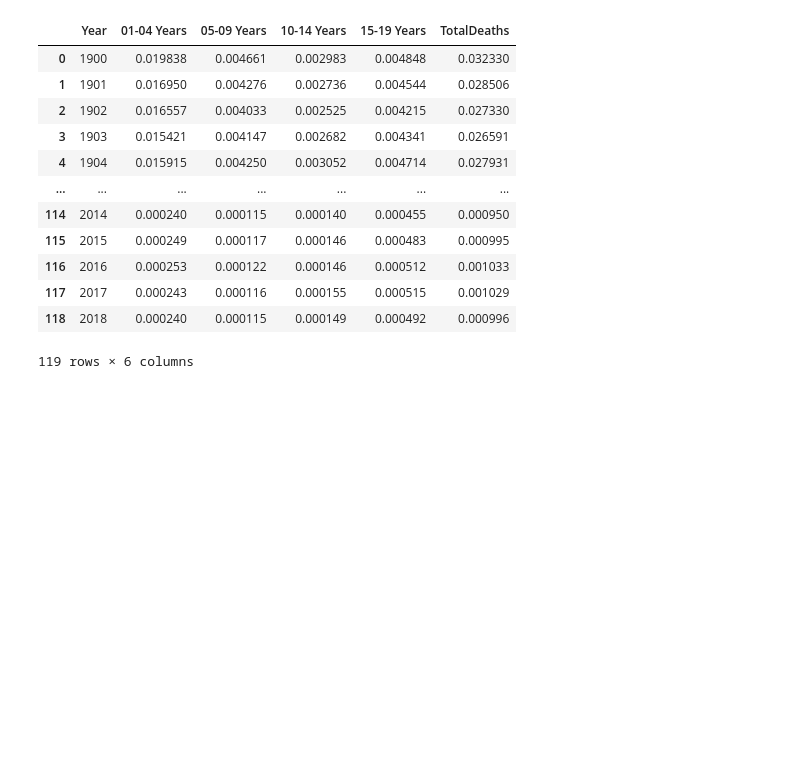
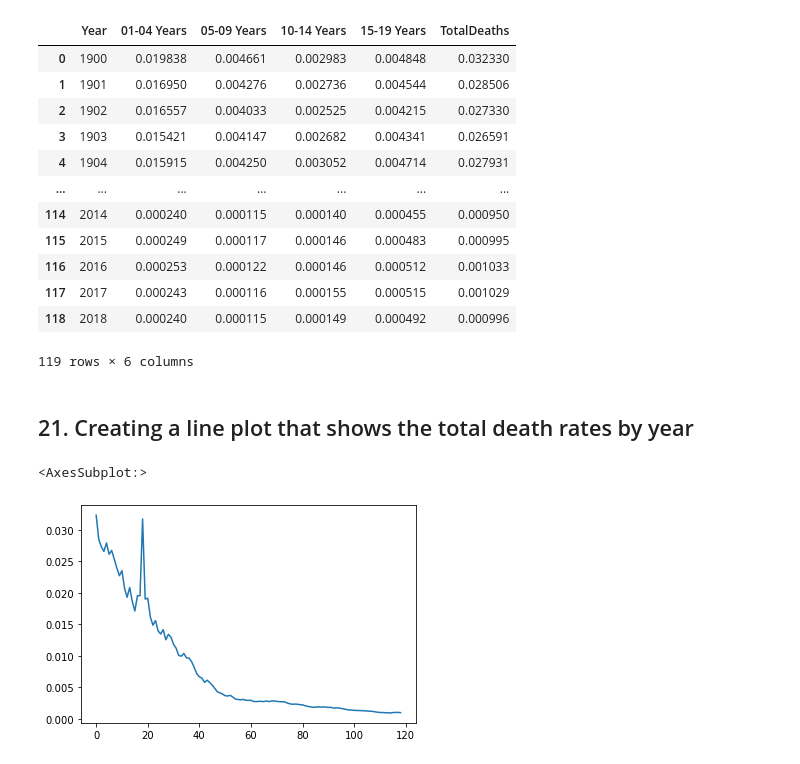
Before and after one commit to BushraZahed/Exercises-MurachsPythonforDA, a Jupyter notebook: ex_2-2_mortality.ipynb, the cells around one changed output. Drawn from its saved outputs; the diff is of its cells as text; code cells hidden in the pictures; blank space fills up the shorter version.

```diff
--- a/ex_2-2_mortality.ipynb
+++ b/ex_2-2_mortality.ipynb
@@ -288,3 +288,10 @@ mortality_wide
 | 117 | 2017 | 0.000243 | 0.000116 | 0.000155 | 0.000515 | 0.001029 |
 | 118 | 2018 | 0.000240 | 0.000115 | 0.000149 | 0.000492 | 0.000996 |
 119 rows × 6 columns
+# %% [markdown]
+## 21. Creating a line plot that shows the total death rates by year
+# %%
+mortality_wide['TotalDeaths'].plot()
+# %% [output]
+<AxesSubplot:>
+[figure, added]
```
